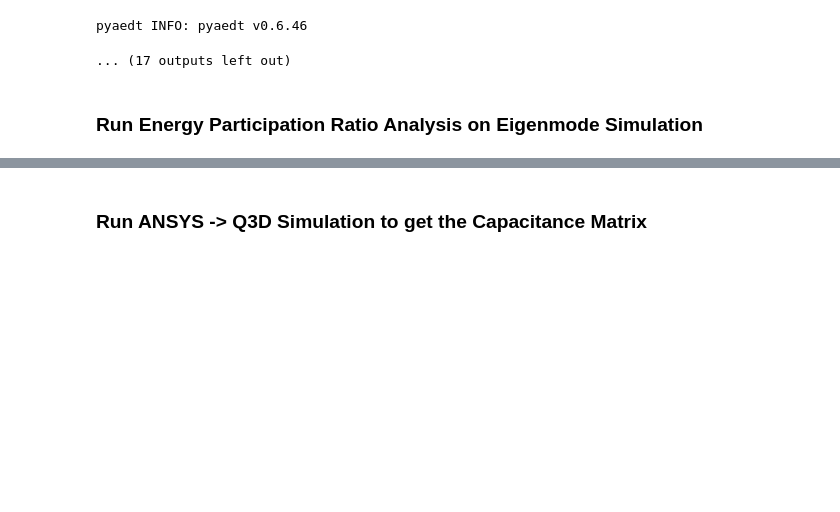
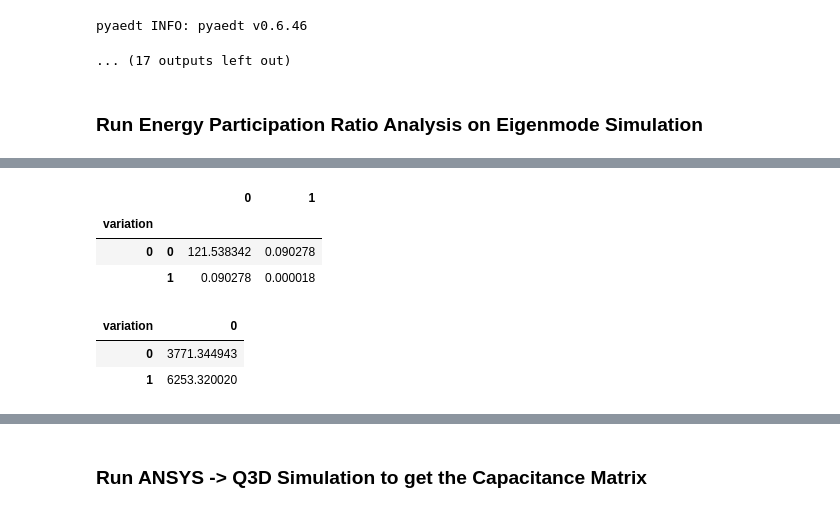
Before and after one commit to clarkmiyamoto/TransmonCavitySim, a Jupyter notebook: 1 Tutorial Qiskit Metal Base.ipynb, the cells around one changed output, grey strips where cells are left out. Saved outputs shown, nothing was run; the diff lists cells and outputs as text; code cells hidden in the pictures; blank space fills up the shorter version.

```diff
--- a/1 Tutorial Qiskit Metal Base.ipynb
+++ b/1 Tutorial Qiskit Metal Base.ipynb
@@ -240,0 +285,13 @@ NameError: name 'eprd' is not defined
+# %%
+ansys.epra.get_chis()
+# %% [output]
+|  |  | 0 | 1 |
+| variation |  |  |  |
+| 0 | 0 | 121.538342 | 0.090278 |
+|  | 1 | 0.090278 | 0.000018 |
+# %%
+ansys.epra.get_frequencies()
+# %% [output]
+| variation | 0 |
+| 0 | 3771.344943 |
+| 1 | 6253.320020 |
```
Also changed, not shown: parts of 3 cells of this notebook, 1 other file.
